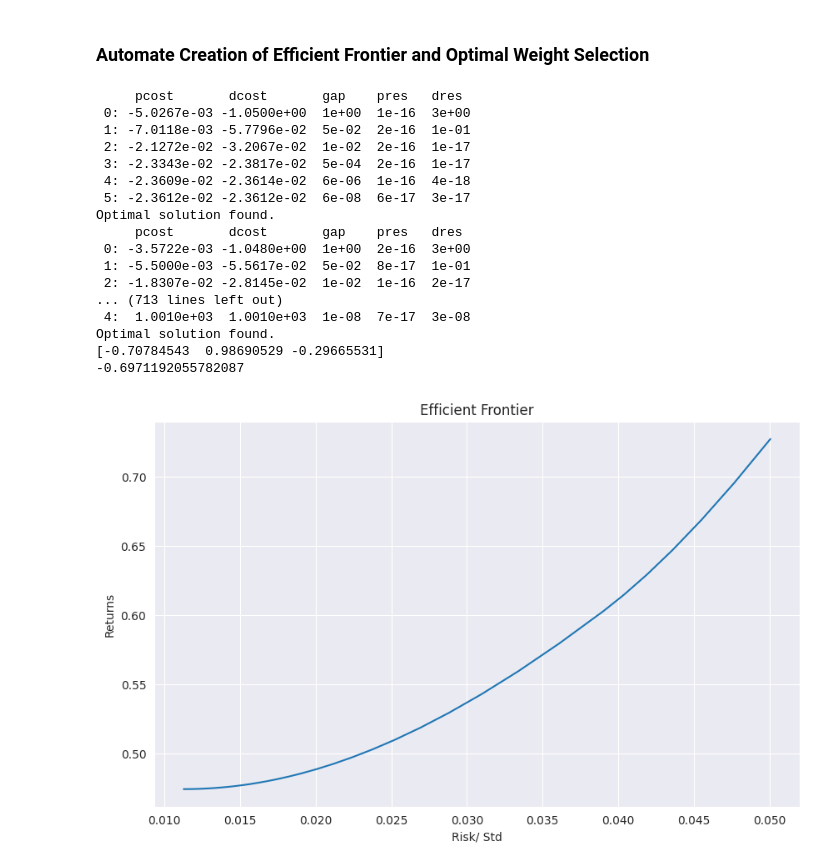
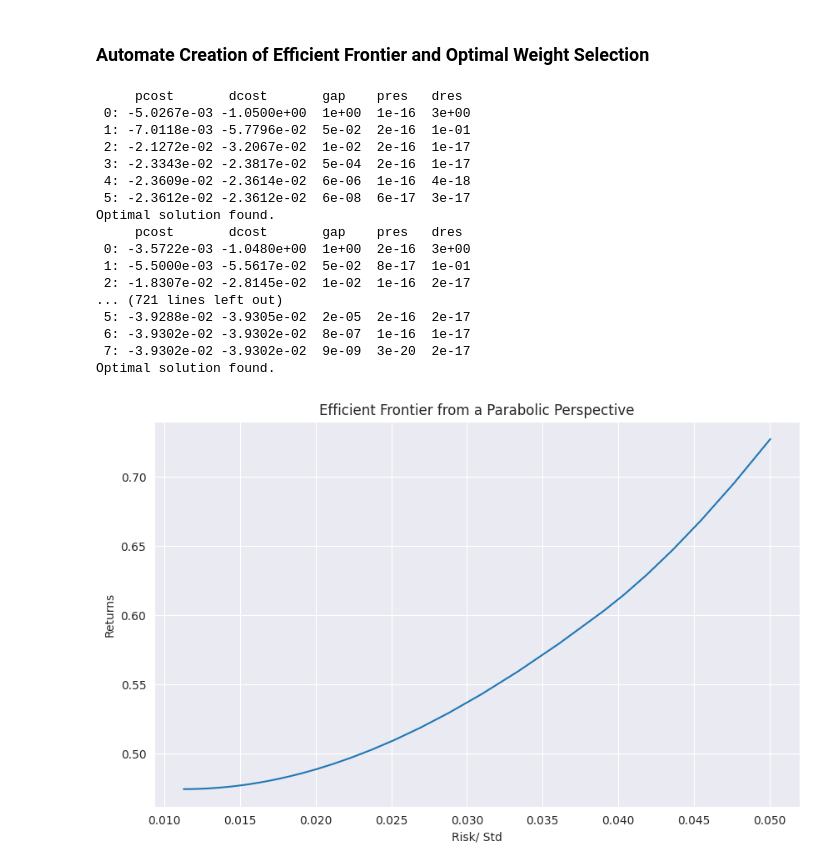
Before and after one commit to trav-d13/fintech, a Jupyter notebook: notebooks/markowitz.ipynb, the cells around one changed output. Saved outputs shown, nothing was run; the diff lists cells and outputs as text; code cells hidden in the pictures.

Commit message:
Completion of the random efficient frontier

```diff
--- a/notebooks/markowitz.ipynb
+++ b/notebooks/markowitz.ipynb
@@ -344,14 +344,15 @@ def efficient_frontier(asset_returns):
     risks = [np.sqrt(blas.dot(x, S*x)) for x in portfolios]
 
     # Generate a function for the efficient frontier
-    ef = np.polyfit(risks, returns, 2)  # Second order polynomial forms a parabolic curve. Returns a list [] of coefficients
-    print(ef)
-    vertex = (ef[1]/ (2 * ef[0])) # Quad function has ax^2 + bx + c
-    print(vertex)
+    ef = np.polyfit(returns, risks, 2)  # Second order polynomial forms a parabolic curve. Returns a list [] of coefficients
+    x1 = np.sqrt(ef[2] / ef[0])  # Scaled mu value correlating to the vertex of the efficient frontier ~ c/a
 
-    return returns, risks
+    # Calculate Optimal Portfolio
+    wt = solvers.qp(opt.matrix(x1 * S), -pbar, G, h, A, b)['x']
+
+    return np.asarray(wt), returns, risks
 # %%
-ret, risks = efficient_frontier(asset_returns)
+opt_w, ret, risks = efficient_frontier(asset_returns)
 # %% [output]
      pcost       dcost       gap    pres   dres
  0: -5.0267e-03 -1.0500e+00  1e+00  1e-16  3e+00
@@ -365,17 +366,17 @@ Optimal solution found.
  0: -3.5722e-03 -1.0480e+00  1e+00  2e-16  3e+00
  1: -5.5000e-03 -5.5617e-02  5e-02  8e-17  1e-01
  2: -1.8307e-02 -2.8145e-02  1e-02  1e-16  2e-17
-... (713 lines left out)
- 4:  1.0010e+03  1.0010e+03  1e-08  7e-17  3e-08
+... (721 lines left out)
+ 5: -3.9288e-02 -3.9305e-02  2e-05  2e-16  2e-17
+ 6: -3.9302e-02 -3.9302e-02  8e-07  1e-16  1e-17
+ 7: -3.9302e-02 -3.9302e-02  9e-09  3e-20  2e-17
 Optimal solution found.
-[-0.70784543  0.98690529 -0.29665531]
--0.6971192055782087
 # %%
 plt.figure(figsize=(10, 6))
 plt.plot(ret, risks)
-plt.title('Efficient Frontier')
+plt.title('Efficient Frontier from a Parabolic Perspective')
 plt.xlabel('Risk/ Std')
 plt.ylabel('Returns')
 plt.show()
 # %% [output]
-[figure, old version]
+[figure, new version]
```
Also changed, not shown: parts of 2 cells of this notebook.
